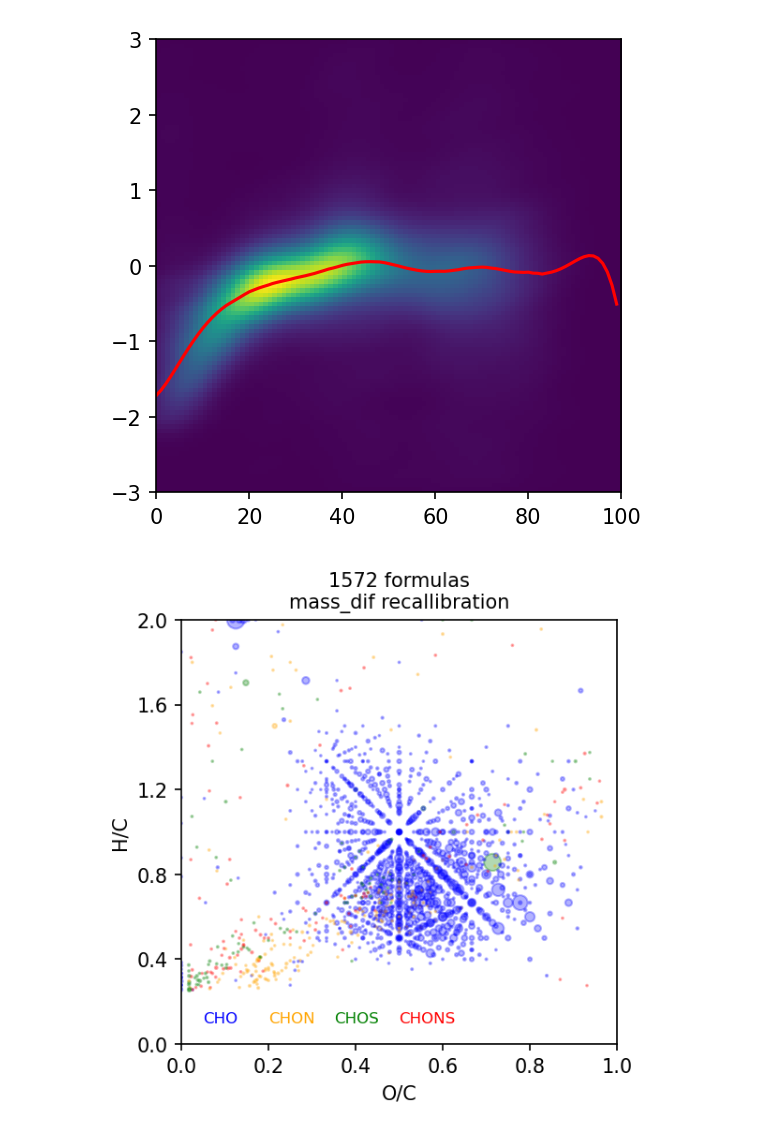
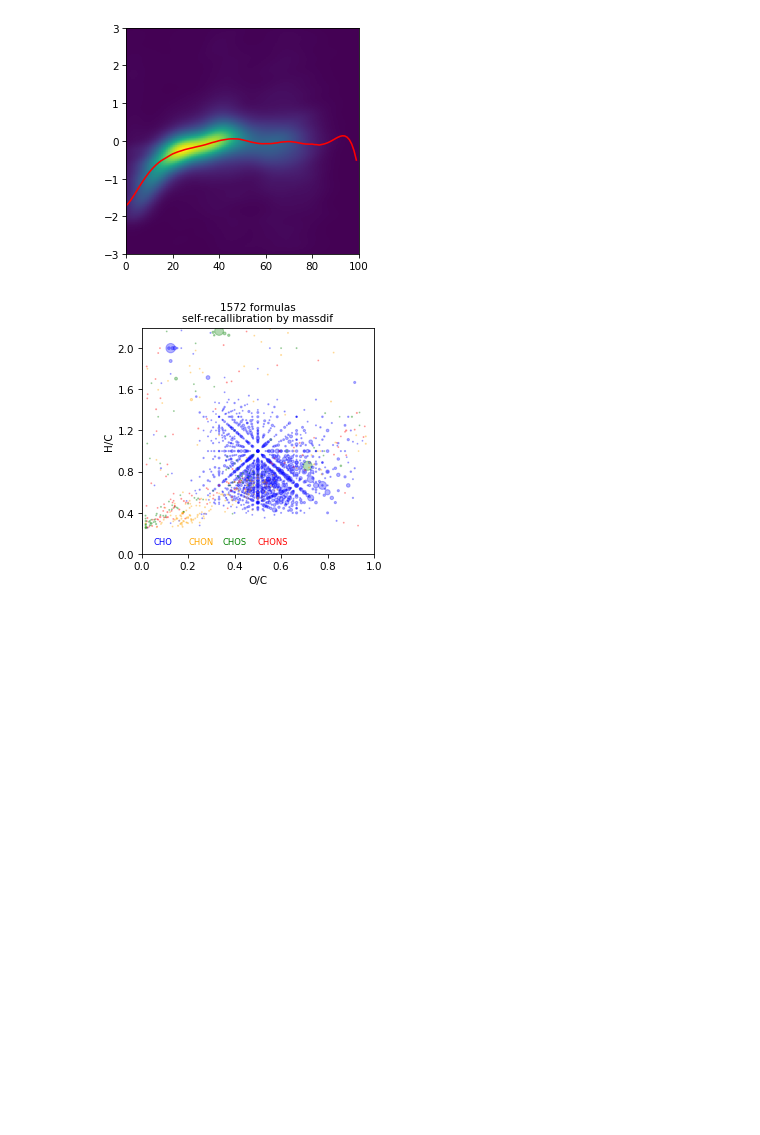
Before and after one commit to NOMspectra/NOMspectra, a Jupyter notebook: recallibration_example.ipynb, the cells around one changed output. Saved outputs shown, nothing was run; the diff lists cells and outputs as text; code cells hidden in the pictures; blank space fills up the shorter version.

```diff
--- a/recallibration_example.ipynb
+++ b/recallibration_example.ipynb
@@ -35,8 +29,6 @@ spec = MassSpectrum().load(filename="data/bad_masslist.txt",
                             )
 
 spec = spec.recallibrate_by_massdiff()
-spec = spec.assign(elems='CHON', rel_error=0.5)
-fig, ax = plt.subplots(figsize=(4, 4), dpi=150)
-vk = VanKrevelen(spec.table, name='mass_dif recallibration')
-vk.draw_scatter(ax=ax)
+spec = spec.assign()
+vk = VanKrevelen(spec.table, name='self-recallibration by massdif').draw_scatter()
 # %% [output]
@@ -45,5 +37,5 @@ vk.draw_scatter(ax=ax)
-[figure, old version]
+[figure, new version]
-[figure, old version]
+[figure, new version]
 # %%
 spec = MassSpectrum().load(filename="data/bad_masslist.txt",
                             mapper={'m/z':'mass', 'Intensity':'I'},
```
Also changed, not shown: parts of 9 cells of this notebook, 8 other files.
